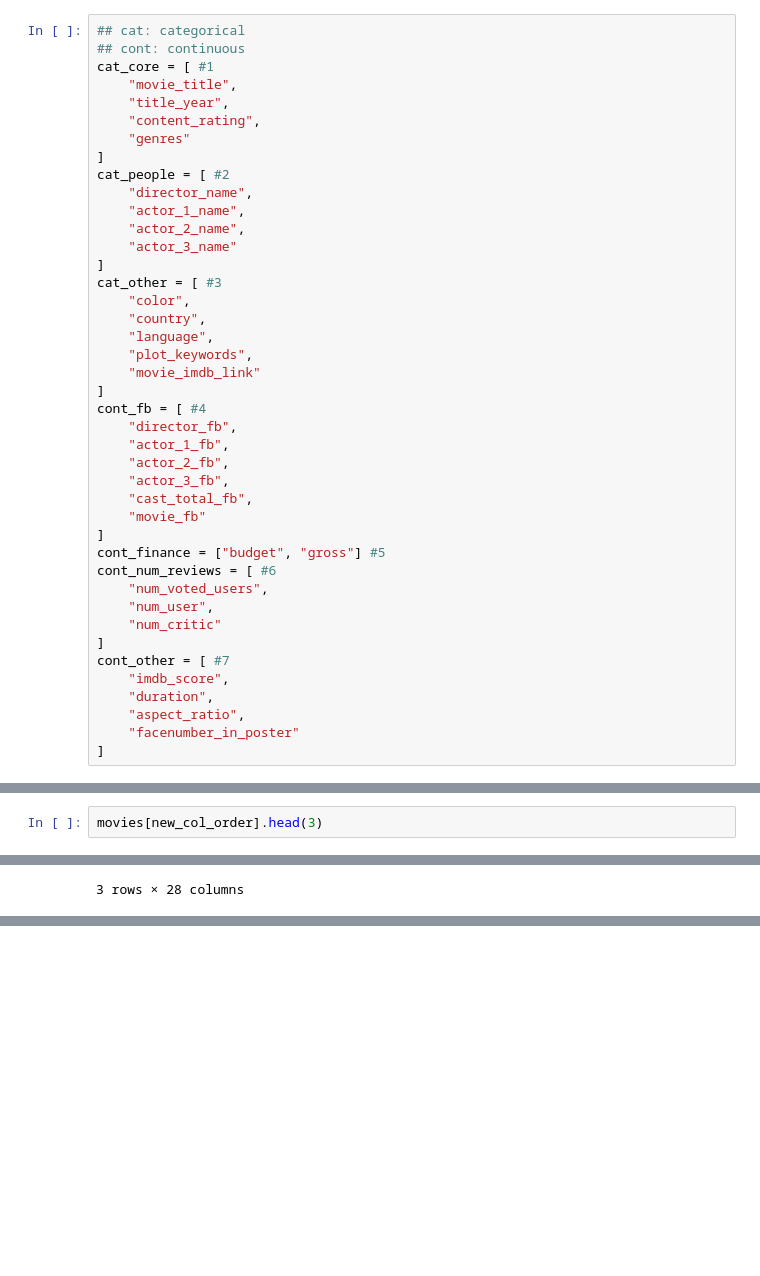
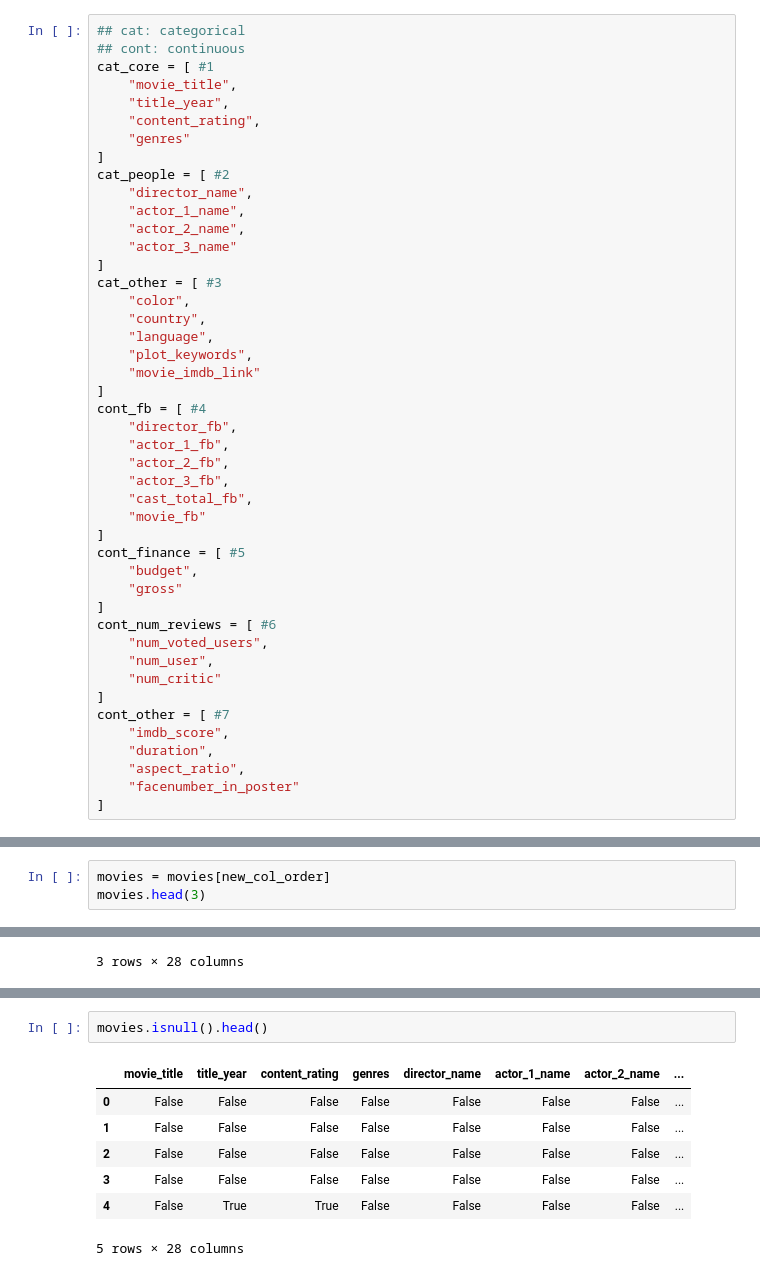
Before and after one commit to victorvianaom/Pandas-1.x-Cookbook, a Jupyter notebook: Essential DataFrame Operations 📚02.ipynb, the cells around one changed output, grey strips where cells are left out. Saved outputs shown, nothing was run; the diff lists cells and outputs as text; blank space fills up the shorter version.

```diff
--- a/Essential DataFrame Operations 📚02.ipynb
+++ b/Essential DataFrame Operations 📚02.ipynb
@@ -223,7 +223,10 @@ cont_fb = [ #4
     "cast_total_fb",
     "movie_fb"
 ]
-cont_finance = ["budget", "gross"] #5
+cont_finance = [ #5
+    "budget",
+    "gross"
+]
 cont_num_reviews = [ #6
     "num_voted_users",
     "num_user",
@@ -254,7 +257,8 @@ True
 # %% [markdown]
 Now i just need to pass the new column order to the indexing operator of the DataFrame:
 # %%
-movies[new_col_order].head(3)
+movies = movies[new_col_order]
+movies.head(3)
 # %% [output]
 |  | movie_title | title_year | content_rating | genres | director_name | actor_1_name | actor_2_name | ... |
 | 0 | Avatar | 2009.0 | PG-13 | Action|Adventure|Fantasy|Sci-Fi | James Cameron | CCH Pounder | Joel David Moore | ... |
@@ -263,0 +340,10 @@ movies[new_col_order].head(3)
+# %%
+movies.isnull().head()
+# %% [output]
+|  | movie_title | title_year | content_rating | genres | director_name | actor_1_name | actor_2_name | ... |
+| 0 | False | False | False | False | False | False | False | ... |
+| 1 | False | False | False | False | False | False | False | ... |
+| 2 | False | False | False | False | False | False | False | ... |
+| 3 | False | False | False | False | False | False | False | ... |
+| 4 | False | True | True | False | False | False | False | ... |
+5 rows × 28 columns
```
Also changed, not shown: parts of 18 cells of this notebook.
